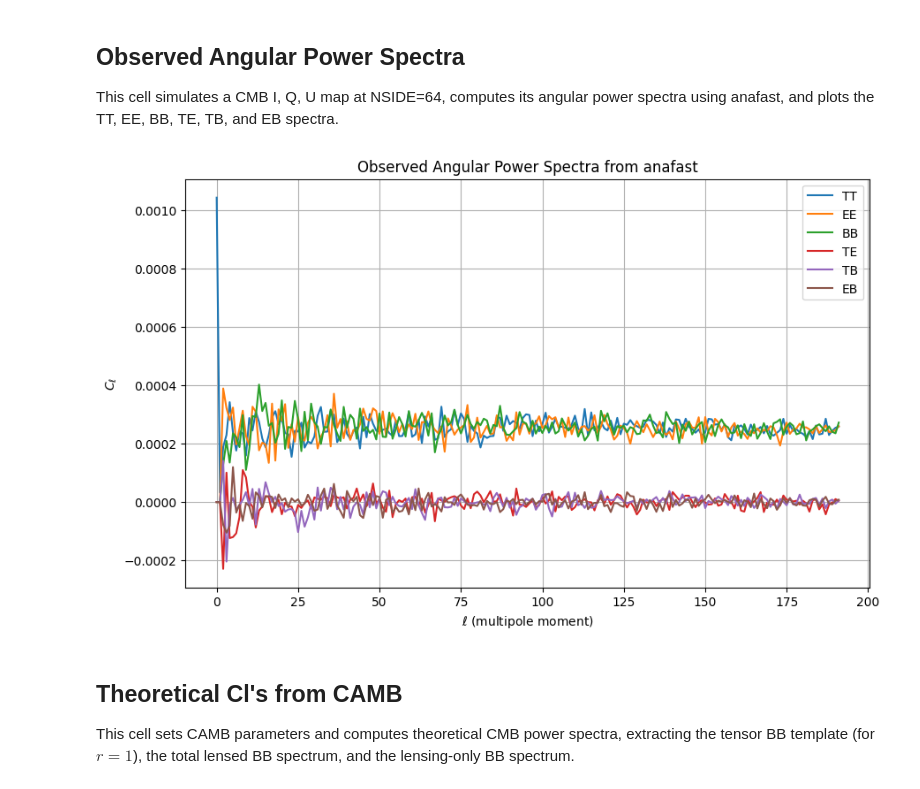
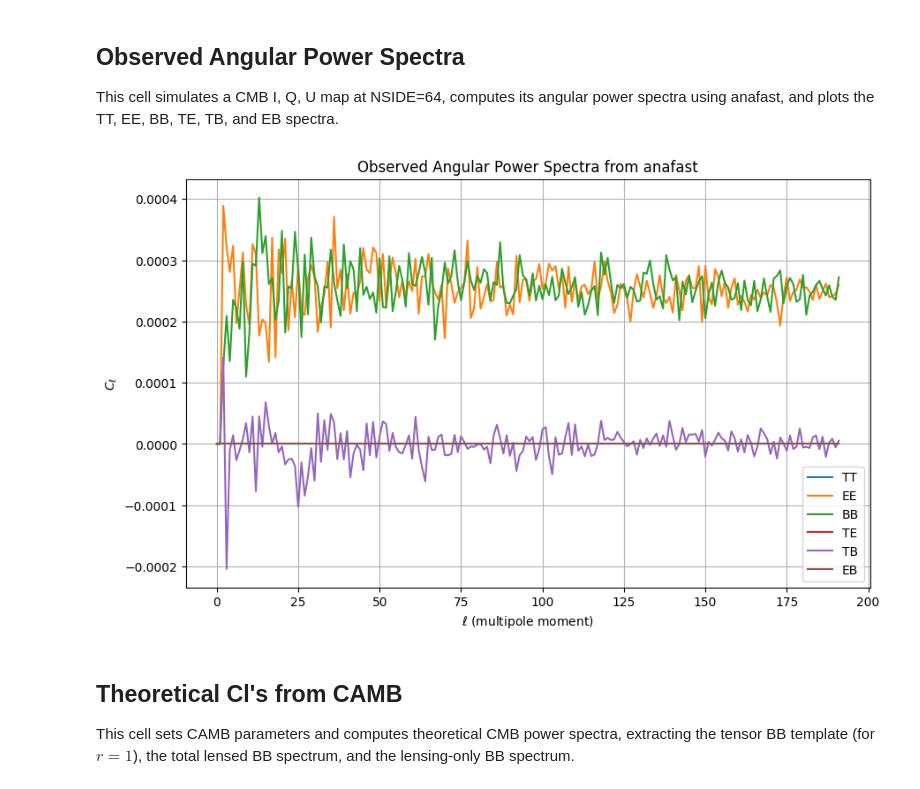
Before and after one commit to ASKabalan/furax-compsep-paper, a Jupyter notebook: notebooks/04_EstimatingR.ipynb, the cells around one changed output. Drawn from its saved outputs; the diff is of its cells as text; code cells hidden in the pictures.

```diff
--- a/notebooks/04_EstimatingR.ipynb
+++ b/notebooks/04_EstimatingR.ipynb
@@ -29,22 +30,23 @@ This cell simulates a CMB I, Q, U map at NSIDE=64, computes its angular power sp
 # %%
 nside = 64
 hp_landscape = HealpixLandscape(nside=nside, stokes="IQU")
 mapp = hp_landscape.normal(jax.random.PRNGKey(0))
+mapp = Stokes.from_stokes(jnp.zeros_like(mapp.i), mapp.q, mapp.u)
 mapp = np.array(jnp.stack([mapp.i, mapp.q, mapp.u], axis=0))
 a = hp.sphtfunc.anafast(mapp)
 ell_obs = np.arange(a.shape[1])
 
 plt.figure(figsize=(10, 6))
 for i, label in enumerate(["TT", "EE", "BB", "TE", "TB", "EB"]):
     plt.plot(ell_obs, a[i], label=label)
 plt.xlabel(r"$\ell$ (multipole moment)")
 plt.ylabel(r"$C_\ell$")
 plt.title("Observed Angular Power Spectra from anafast")
 plt.legend()
 plt.grid(True)
 plt.show()
 # %% [output]
-[figure, old version]
+[figure, new version]
 # %% [markdown]
 ## Theoretical Cl's from CAMB
 This cell sets CAMB parameters and computes theoretical CMB power spectra, extracting the tensor BB template (for $r=1$), the total lensed BB spectrum, and the lensing-only BB spectrum.
```
Also changed, not shown: parts of 1 cell of this notebook, 7 other files.
